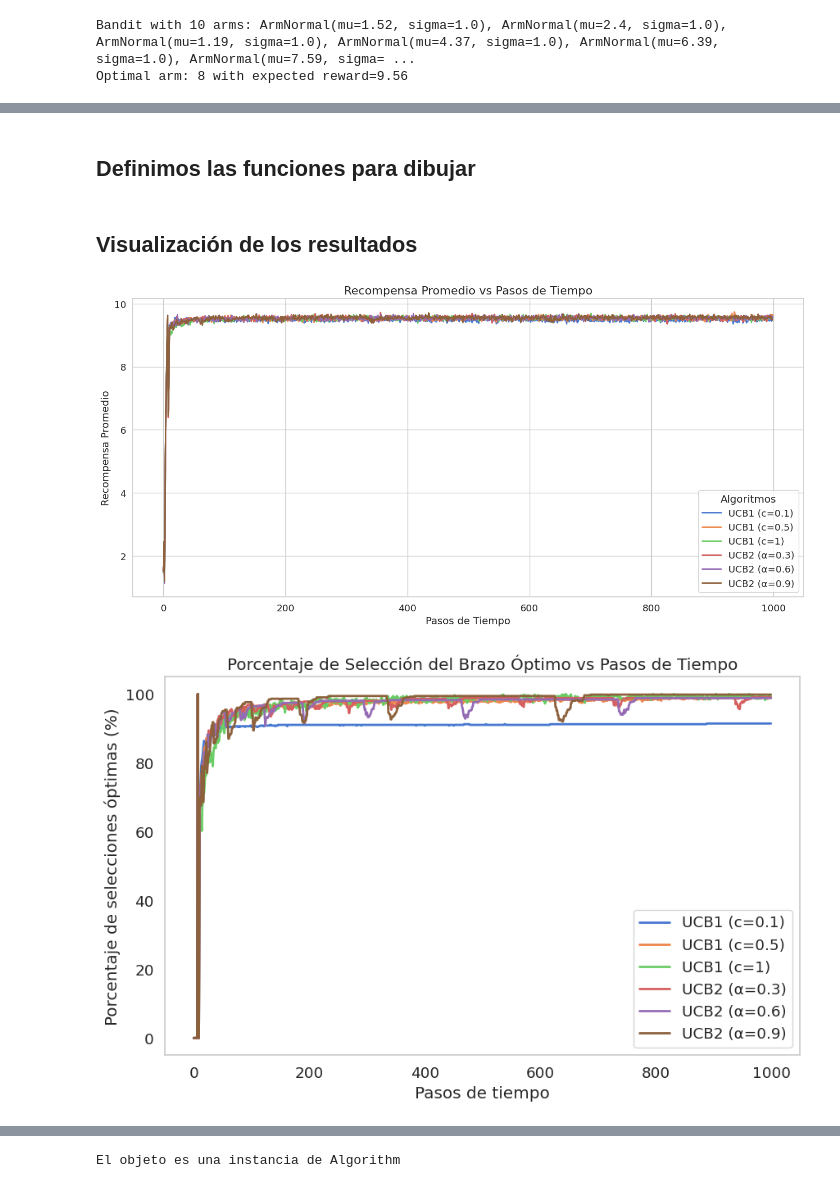
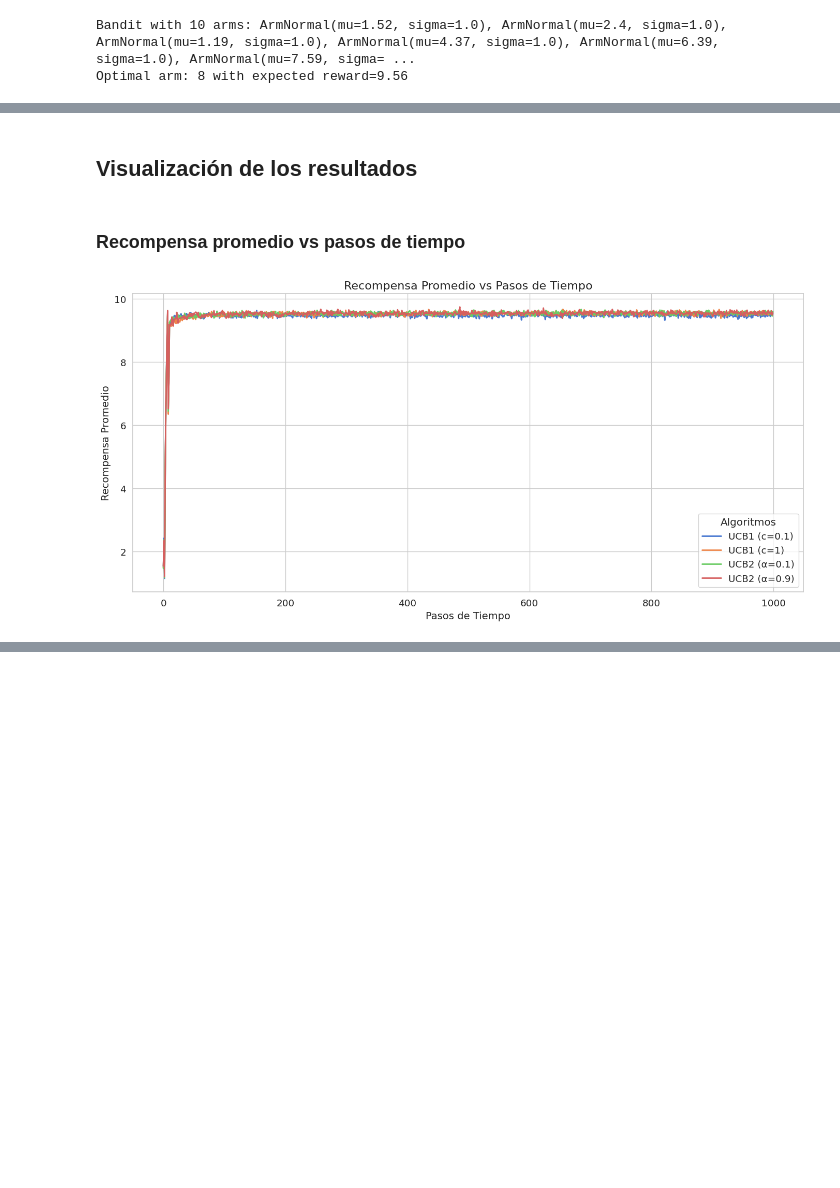
Before and after one commit to JyJumu/k_brazos_LAVC, a Jupyter notebook: ucb_EML_normal.ipynb, the cells around one changed output, grey strips where cells are left out. Saved outputs shown, nothing was run; the diff lists cells and outputs as text; code cells hidden in the pictures; blank space fills up the shorter version.

```diff
--- a/ucb_EML_normal.ipynb
+++ b/ucb_EML_normal.ipynb
@@ -76,19 +55,12 @@ Por ejemplo. Dado un bandido de k-brazos, se ejecutan dos algoritmos epsilon-gre
 def run_experiment(bandit: Bandit, algorithms: List[Algorithm], steps: int, runs: int):
 
     optimal_arm = bandit.optimal_arm  # Necesario para calcular el porcentaje de selecciones óptimas.
-
     rewards = np.zeros((len(algorithms), steps)) # Matriz para almacenar las recompensas promedio.
-
     optimal_selections = np.zeros((len(algorithms), steps))  # Matriz para almacenar el porcentaje de selecciones óptimas.
-
-    arm_stats = np.zeros((len(algorithms), bandit.k))  # Matriz para almacenar las ganancias de cada brazo por algoritmo.
-
-    num_chocices_arm = np.zeros((len(algorithms), bandit.k))  # Matriz para almacenar el número de veces que se ha elegido cada brazo por algoritmo.
+    arm_stats = [{'mean_rewards': np.zeros(bandit.k), 'selections': np.zeros(bandit.k)} for _ in algorithms]
 
     np.random.seed(seed)  # Asegurar reproducibilidad de resultados.
-
     regret_accumulated = np.zeros((len(algorithms), steps))  # Matriz para almacenar el regret acumulado.
-
     optimal_reward = bandit.pull_arm(optimal_arm)
 
     for run in range(runs):
@@ -103,9 +75,9 @@ def run_experiment(bandit: Bandit, algorithms: List[Algorithm], steps: int, runs
             if isinstance(algo,UCB1):
                 for step in range(steps):
                     chosen_arm = algo.select_arm(step) # Seleccionar un brazo según la política del algoritmo.
-                    num_chocices_arm[idx, chosen_arm] += 1 # Actualizar el número de veces que se ha elegido cada brazo por algoritmo.
                     reward = current_bandit.pull_arm(chosen_arm) # Obtener la recompensa del brazo seleccionado.
-                    arm_stats[idx, chosen_arm] += reward # Actualizar la ganancia del brazo seleccionado por el algoritmo.
+                    arm_stats[idx]['mean_rewards'][chosen_arm] += reward # Actualizar la ganancia del brazo seleccionado por el algoritmo.
+                    arm_stats[idx]['selections'][chosen_arm] += 1 # Actualizar el número de selecciones del brazo seleccionado por el algoritmo.
                     algo.update(chosen_arm, reward) # Actualizar el valor estimado del brazo seleccionado.
 
                     rewards[idx, step] += reward # Acumular la recompensa obtenida en la matriz rewards para el algoritmo idx en el paso step.
@@ -124,9 +96,9 @@ def run_experiment(bandit: Bandit, algorithms: List[Algorithm], steps: int, runs
 
                     i = 0
                     while (step < steps) and (i < num_veces):
-                        num_chocices_arm[idx, chosen_arm] += 1 # Actualizar el número de veces que se ha elegido cada brazo por algoritmo.
                         reward = current_bandit.pull_arm(chosen_arm) # Obtener la recompensa del brazo seleccionado.
-                        arm_stats[idx, chosen_arm] += reward # Actualizar la ganancia del brazo seleccionado por el algoritmo.
+                        arm_stats[idx]['mean_rewards'][chosen_arm] += reward # Actualizar la ganancia del brazo seleccionado por el algoritmo.
+                        arm_stats[idx]['selections'][chosen_arm] += 1 # Actualizar el número de selecciones del brazo seleccionado por el algoritmo.
                         algo.update(chosen_arm, reward) # Actualizar el valor estimado del brazo seleccionado.
 
                         rewards[idx, step] += reward # Acumular la recompensa obtenida en la matriz rewards para el algoritmo idx en el paso step.
@@ -149,7 +121,8 @@ def run_experiment(bandit: Bandit, algorithms: List[Algorithm], steps: int, runs
     # Calcular el porcentaje de selecciones óptimas y almacenar en optimal_selections
     optimal_selections = (optimal_selections / runs) * 100
     regret_accumulated /= runs
-    arm_stats /= runs
-    num_chocices_arm /= runs
+    for stat in arm_stats:
+        stat['mean_rewards'] /= runs
+        stat['selections'] /= runs
 
-    return rewards, optimal_selections, regret_accumulated, arm_stats, num_chocices_arm
+    return rewards, optimal_selections, regret_accumulated, arm_stats
@@ -174,10 +161,10 @@ optimal_arm = bandit.optimal_arm
 print(f"Optimal arm: {optimal_arm + 1} with expected reward={bandit.get_expected_value(optimal_arm)}")
 
 # Definimos un algoritmo UCB
-algorithms = [UCB1(k=k, c=0.1), UCB1(k=k, c=0.5), UCB1(k=k, c=1), UCB2(k=k, alfa=0.3), UCB2(k=k, alfa=0.6), UCB2(k=k, alfa=0.9)]
+algorithms = [UCB1(k=k, c=0.1), UCB1(k=k, c=1), UCB2(k=k, alfa=0.1), UCB2(k=k, alfa=0.9)]
 
 # Ejecutar el experimento y obtener las recompensas promedio y promedio de las selecciones óptimas
-rewards, optimal_selections, regret_accumulated, arm_stats, num_choices_arm = run_experiment(bandit, algorithms, steps, runs)
+rewards, optimal_selections, regret_accumulated, arm_stats = run_experiment(bandit, algorithms, steps, runs)
 # %% [output]
 Bandit with 10 arms: ArmNormal(mu=1.52, sigma=1.0), ArmNormal(mu=2.4, sigma=1.0), ArmNormal(mu=1.19, sigma=1.0), ArmNormal(mu=4.37, sigma=1.0), ArmNormal(mu=6.39, sigma=1.0), ArmNormal(mu=7.59, sigma= ...
 Optimal arm: 8 with expected reward=9.56
@@ -222,13 +171,9 @@ array([[ 1.15400825e-03,  1.95637460e-02,  3.88114165e-02, ...,
-# %% [markdown]
-## Definimos las funciones para dibujar
 # %% [markdown]
 ## Visualización de los resultados
+# %% [markdown]
+### Recompensa promedio vs pasos de tiempo
 # %%
 # Graficar los resultados
 plot_average_rewards(steps, rewards, algorithms)
-plot_optimal_selections(steps, optimal_selections, algorithms)
-plot_regret(steps, regret_accumulated, algorithms)
-plot_arm_statistics(arm_stats, algorithms, k)
 # %% [output]
-[figure, old version]
+[figure, new version]
-[figure, removed]
@@ -237,8 +180 @@ plot_arm_statistics(arm_stats, algorithms, k)
-# %%
-if isinstance(algorithms[0], Algorithm):
-    print("El objeto es una instancia de Algorithm")
-else:
-    print("El objeto NO es una instancia de Algorithm")
-# %% [output]
-El objeto es una instancia de Algorithm
 # %% [markdown]
```
Also changed, not shown: parts of 19 cells of this notebook, 2 other files.
